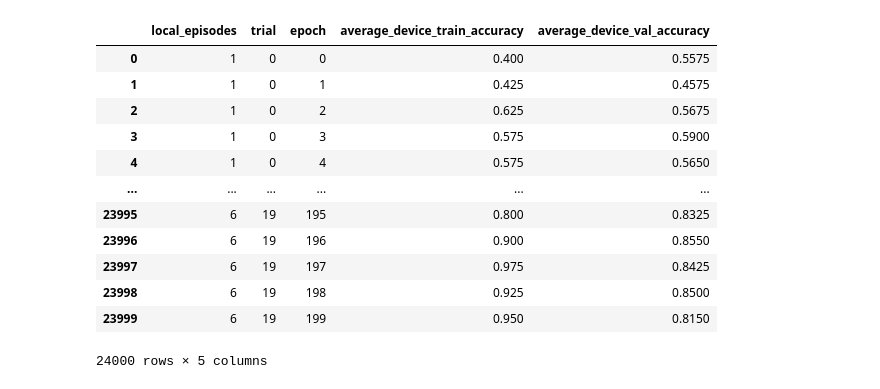
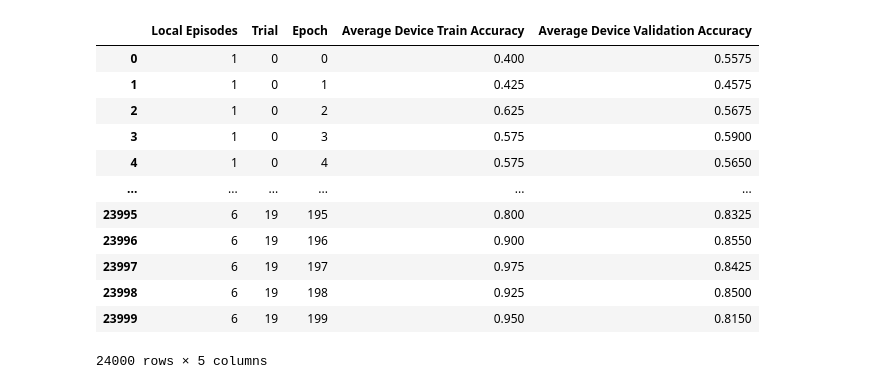
Before and after one commit to kavyakvk/TinyFederatedLearning, a Jupyter notebook: source/simulation/simulation-results/Graphing.ipynb, the cells around one changed output. Drawn from its saved outputs; the diff is of its cells as text; code cells hidden in the pictures.

```diff
--- a/source/simulation/simulation-results/Graphing.ipynb
+++ b/source/simulation/simulation-results/Graphing.ipynb
@@ -7,8 +20,10 @@ import matplotlib.pyplot as plt
 # %%
 df = pd.read_csv("results_local_episodes.csv")
+df.columns = ["Local Episodes", "Trial", "Epoch",
+                         "Average Device Train Accuracy", "Average Device Validation Accuracy"]
 df
 # %% [output]
-|  | local_episodes | trial | epoch | average_device_train_accuracy | average_device_val_accuracy |
+|  | Local Episodes | Trial | Epoch | Average Device Train Accuracy | Average Device Validation Accuracy |
 | 0 | 1 | 0 | 0 | 0.400 | 0.5575 |
 | 1 | 1 | 0 | 1 | 0.425 | 0.4575 |
 | 2 | 1 | 0 | 2 | 0.625 | 0.5675 |
```
Also changed, not shown: parts of 8 cells of this notebook, 25 other files.
